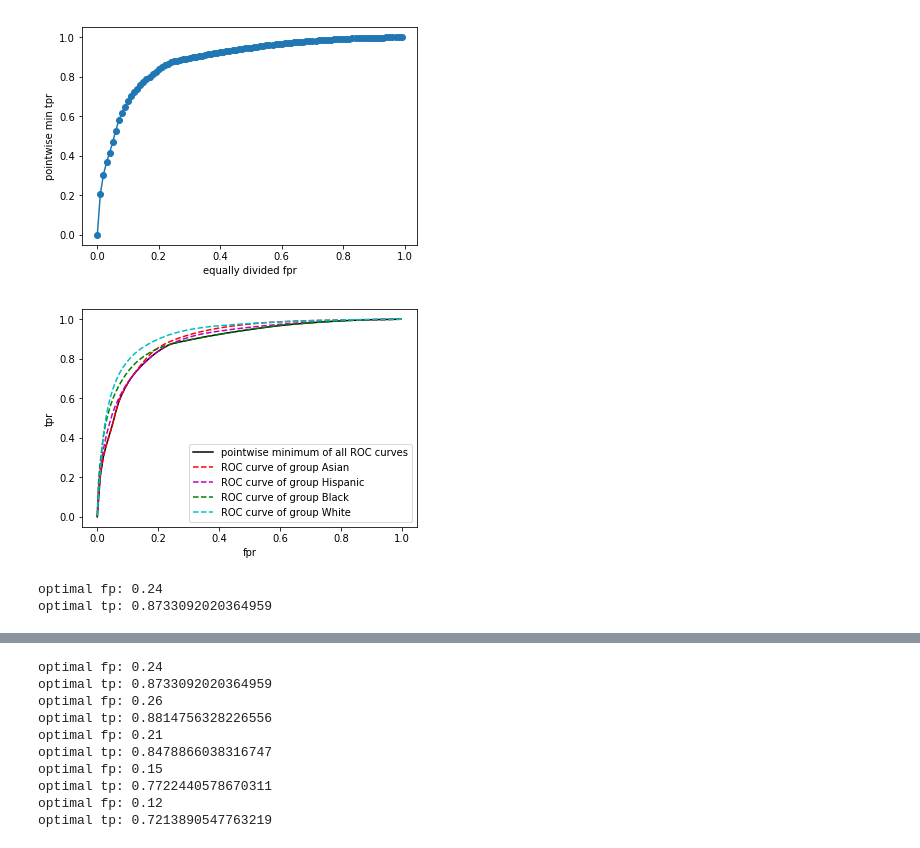
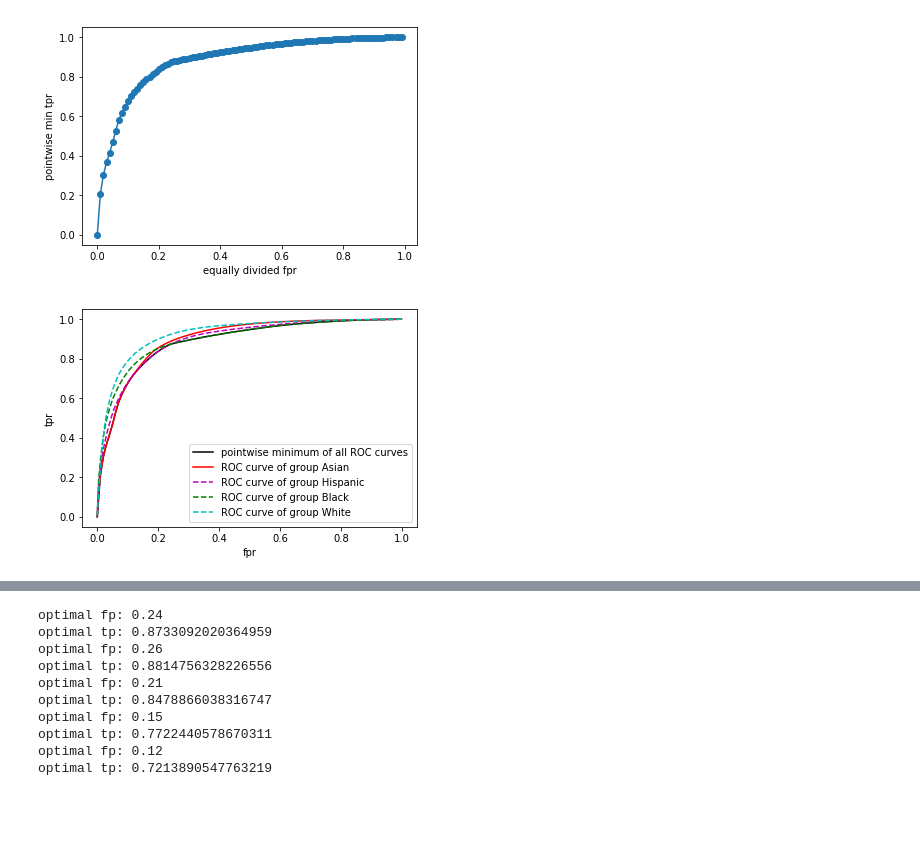
Before and after one commit to nrajanee/ExperimentsforEqOdsNondecreasingCondProbsPaper, a Jupyter notebook: explore_plot_data_fico.ipynb, the cells around one changed output, grey strips where cells are left out. Cells and saved outputs as stored; diff of their text form; code cells hidden in the pictures; blank space fills up the shorter version.

```diff
--- a/explore_plot_data_fico.ipynb
+++ b/explore_plot_data_fico.ipynb
@@ -88,23 +110,14 @@ plt.show()
 [figure]
 # %%
 plt.plot(eq_fpr,min_tpr,'k',label='pointwise minimum of all ROC curves')
-plt.plot(data_fpr_Asian, data_tpr_Asian,'--r',label='ROC curve of group Asian')
+plt.plot(data_fpr_Asian, data_tpr_Asian,'-r',label='ROC curve of group Asian')
 plt.plot(data_fpr_Hispanic,data_tpr_Hispanic,'--m',label='ROC curve of group Hispanic')
 plt.plot(data_fpr_Black,data_tpr_Black,'--g',label='ROC curve of group Black')
 plt.plot(data_fpr_White,data_tpr_White,'--c',label='ROC curve of group White')
 plt.legend()
 
 plt.xlabel('fpr')
 plt.ylabel('tpr')
 plt.show()
 # %% [output]
-[figure, old version]
+[figure, new version]
-# %%
-#Showing opt for a particular loss function ratio
-loss_fn,loss_fp = 0.3,0.2 #cost of a non-defaulter not getting a loan, cost of a defaulter getting a loan
-opt_fp, opt_tp = get_optimal_fp_tp(loss_fn,loss_fp,pointwise_min_df,eq_fpr)
-print('optimal fp:', opt_fp)
-print('optimal tp:', opt_tp)
-# %% [output]
-optimal fp: 0.24
-optimal tp: 0.8733092020364959
```
Also changed, not shown: parts of 14 cells of this notebook, 10 other files.
